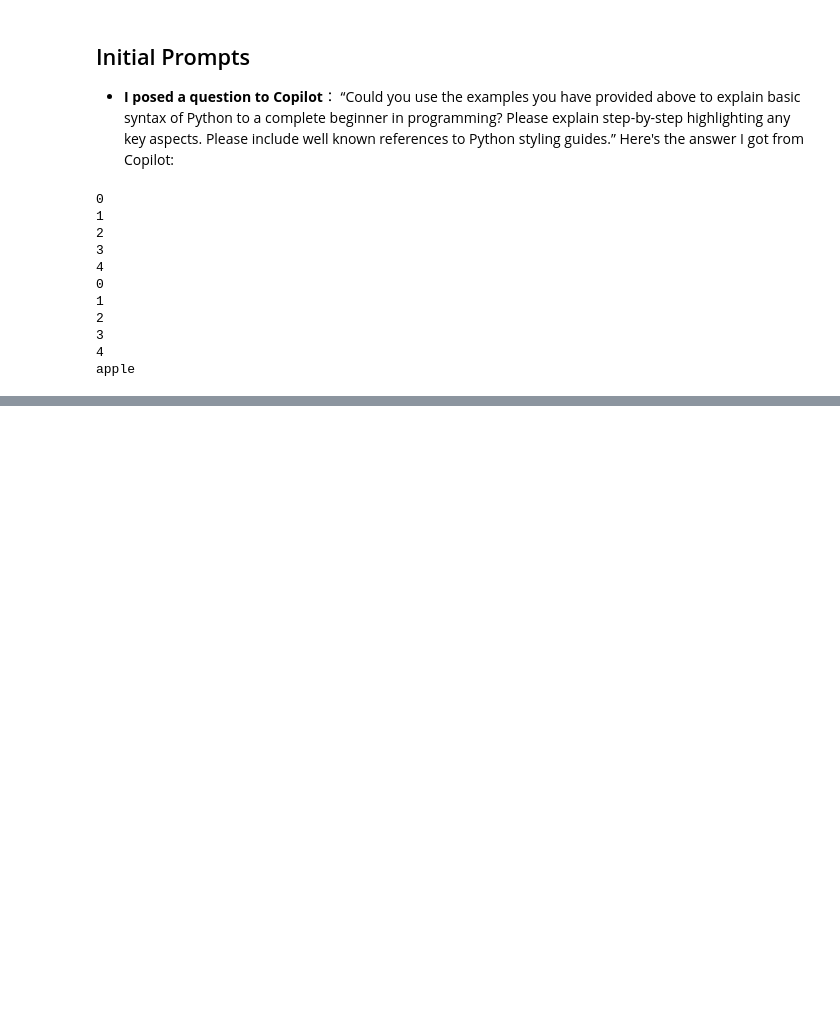
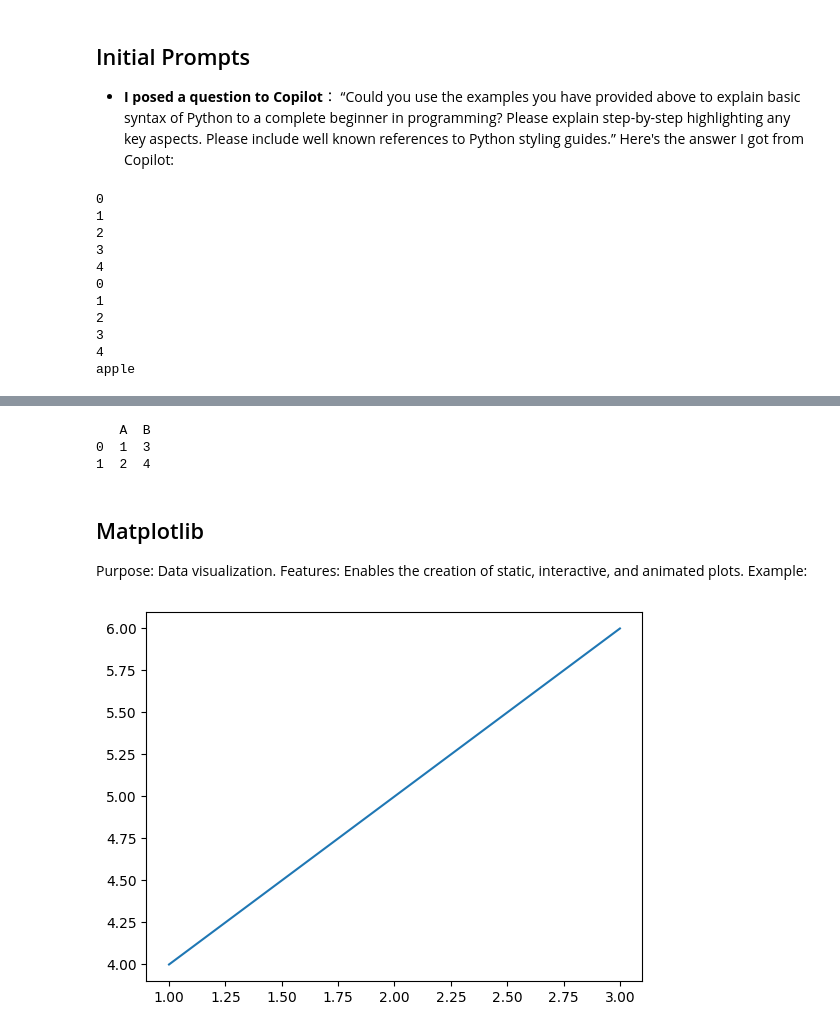
Before and after one commit to Daniel220204/ai-for-the-arts, a Jupyter notebook: Coding_exercises.ipynb, the cells around one changed output, grey strips where cells are left out. Cells and saved outputs as stored; diff of their text form; code cells hidden in the pictures; blank space fills up the shorter version.

```diff
--- a/Coding_exercises.ipynb
+++ b/Coding_exercises.ipynb
@@ -965,0 +982,19 @@ apple
+# %%
+import pandas as pd
+df = pd.DataFrame({'A': [1, 2], 'B': [3, 4]})
+print(df)
+# %% [output]
+   A  B
+0  1  3
+1  2  4
+# %% [markdown]
+## Matplotlib
+Purpose: Data visualization.
+Features: Enables the creation of static, interactive, and animated plots.
+Example:
+# %%
+import matplotlib.pyplot as plt
+plt.plot([1, 2, 3], [4, 5, 6])
+plt.show()
+# %% [output]
+[figure, added]
```
Also changed, not shown: parts of 27 cells of this notebook.
